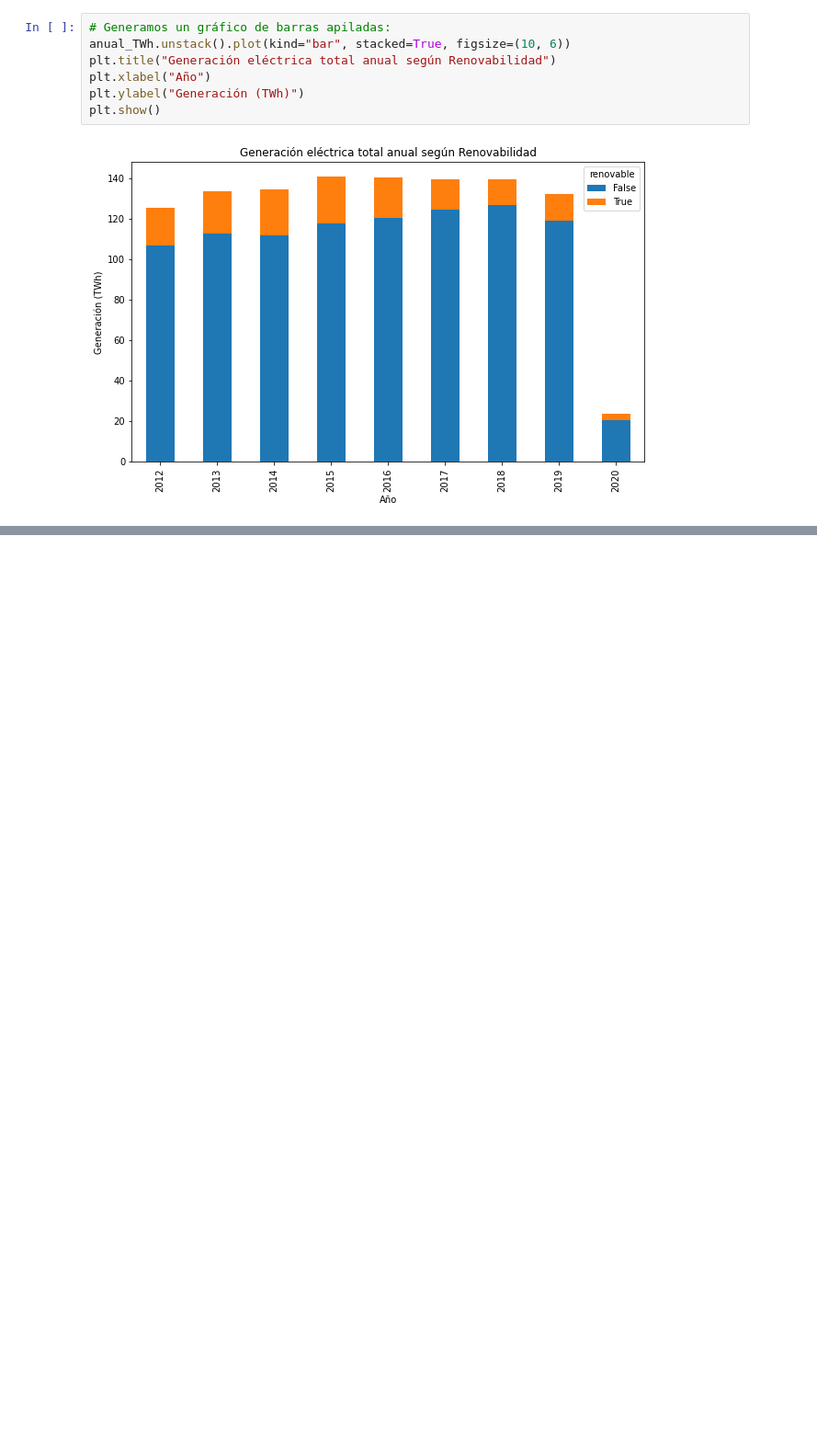
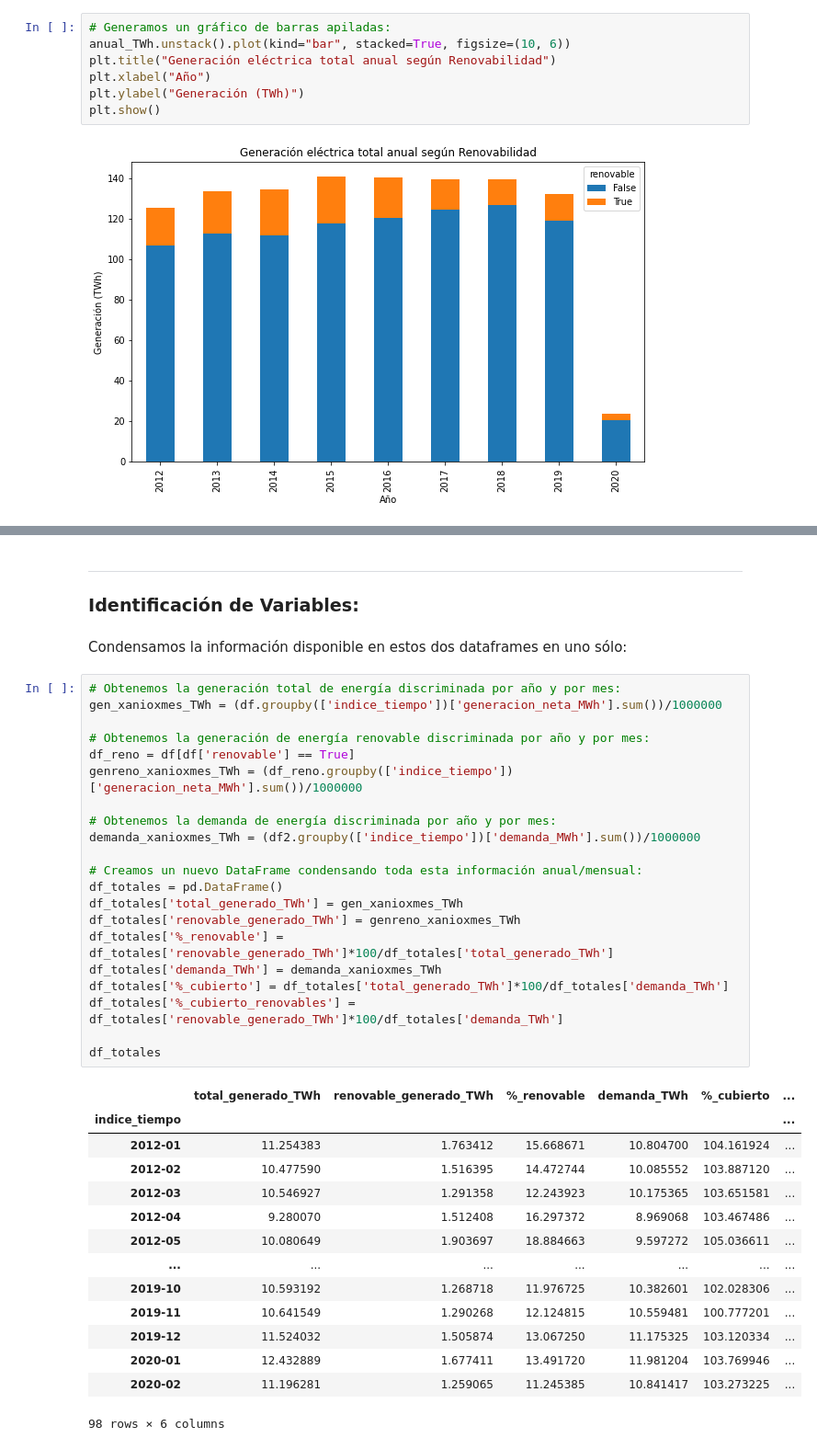
Before and after one commit to gagabriela2787/MachineLearnig, a Jupyter notebook: proyecto_pp1.ipynb, the cells around one changed output, grey strips where cells are left out. Shown at 92% size. Drawn from its saved outputs; the diff is of its cells as text; blank space fills up the shorter version.

Commit message:
EDA actualizado. Inicio de identificación de variables

```diff
--- a/proyecto_pp1.ipynb
+++ b/proyecto_pp1.ipynb
@@ -209,0 +333,41 @@ plt.show()
+# %% [markdown]
+---
+### Identificación de Variables:
+# %% [markdown]
+Condensamos la información disponible en estos dos dataframes en uno sólo:
+# %%
+# Obtenemos la generación total de energía discriminada por año y por mes:
+gen_xanioxmes_TWh = (df.groupby(['indice_tiempo'])['generacion_neta_MWh'].sum())/1000000
+
+# Obtenemos la generación de energía renovable discriminada por año y por mes:
+df_reno = df[df['renovable'] == True]
+genreno_xanioxmes_TWh = (df_reno.groupby(['indice_tiempo'])['generacion_neta_MWh'].sum())/1000000
+
+# Obtenemos la demanda de energía discriminada por año y por mes:
+demanda_xanioxmes_TWh = (df2.groupby(['indice_tiempo'])['demanda_MWh'].sum())/1000000
+
+# Creamos un nuevo DataFrame condensando toda esta información anual/mensual:
+df_totales = pd.DataFrame()
+df_totales['total_generado_TWh'] = gen_xanioxmes_TWh
+df_totales['renovable_generado_TWh'] = genreno_xanioxmes_TWh
+df_totales['%_renovable'] = df_totales['renovable_generado_TWh']*100/df_totales['total_generado_TWh']
+df_totales['demanda_TWh'] = demanda_xanioxmes_TWh
+df_totales['%_cubierto'] = df_totales['total_generado_TWh']*100/df_totales['demanda_TWh']
+df_totales['%_cubierto_renovables'] = df_totales['renovable_generado_TWh']*100/df_totales['demanda_TWh']
+
+df_totales
+# %% [output]
+|  | total_generado_TWh | renovable_generado_TWh | %_renovable | demanda_TWh | %_cubierto | ... |
+| indice_tiempo |  |  |  |  |  | ... |
+| 2012-01 | 11.254383 | 1.763412 | 15.668671 | 10.804700 | 104.161924 | ... |
+| 2012-02 | 10.477590 | 1.516395 | 14.472744 | 10.085552 | 103.887120 | ... |
+| 2012-03 | 10.546927 | 1.291358 | 12.243923 | 10.175365 | 103.651581 | ... |
+| 2012-04 | 9.280070 | 1.512408 | 16.297372 | 8.969068 | 103.467486 | ... |
+| 2012-05 | 10.080649 | 1.903697 | 18.884663 | 9.597272 | 105.036611 | ... |
+| ... | ... | ... | ... | ... | ... | ... |
+| 2019-10 | 10.593192 | 1.268718 | 11.976725 | 10.382601 | 102.028306 | ... |
+| 2019-11 | 10.641549 | 1.290268 | 12.124815 | 10.559481 | 100.777201 | ... |
+| 2019-12 | 11.524032 | 1.505874 | 13.067250 | 11.175325 | 103.120334 | ... |
+| 2020-01 | 12.432889 | 1.677411 | 13.491720 | 11.981204 | 103.769946 | ... |
+| 2020-02 | 11.196281 | 1.259065 | 11.245385 | 10.841417 | 103.273225 | ... |
+98 rows × 6 columns
```
Also changed, not shown: parts of 15 cells of this notebook.
